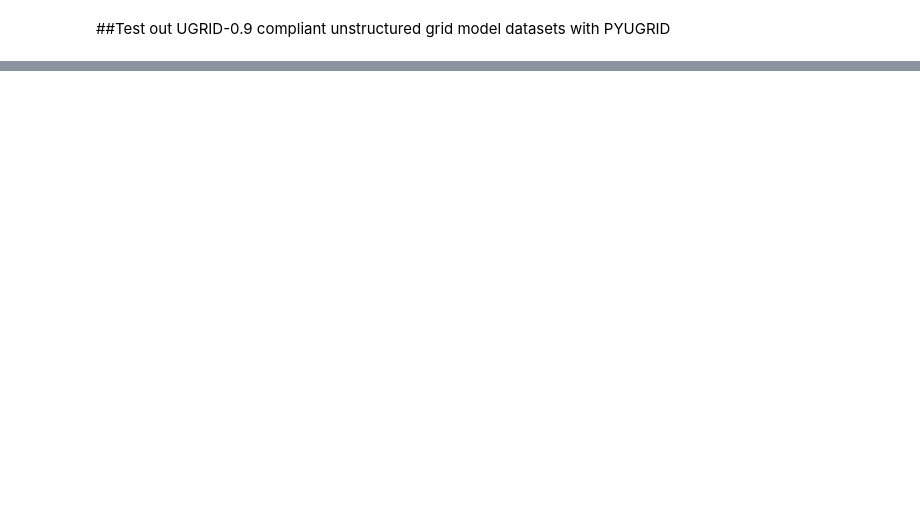
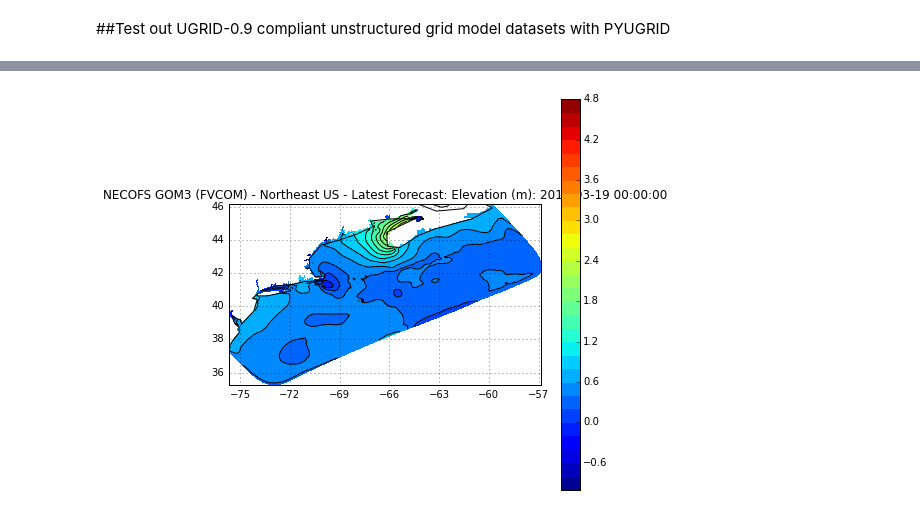
Before and after one commit to ioos/comt, a Jupyter notebook: python/pyugrid_test.ipynb, the cells around one changed output, grey strips where cells are left out. Saved outputs shown, nothing was run; the diff lists cells and outputs as text; code cells hidden in the pictures; blank space fills up the shorter version.

```diff
--- a/python/pyugrid_test.ipynb
+++ b/python/pyugrid_test.ipynb
@@ -87,0 +98,4 @@ title('%s: Elevation (m): %s' % (zcube.attributes['title'],tstr));
+# %%
+fig, ax = plot_model('FVCOM')
+# %% [output]
+[figure, added]
```
Also changed, not shown: parts of 19 cells of this notebook, 1 other file.
